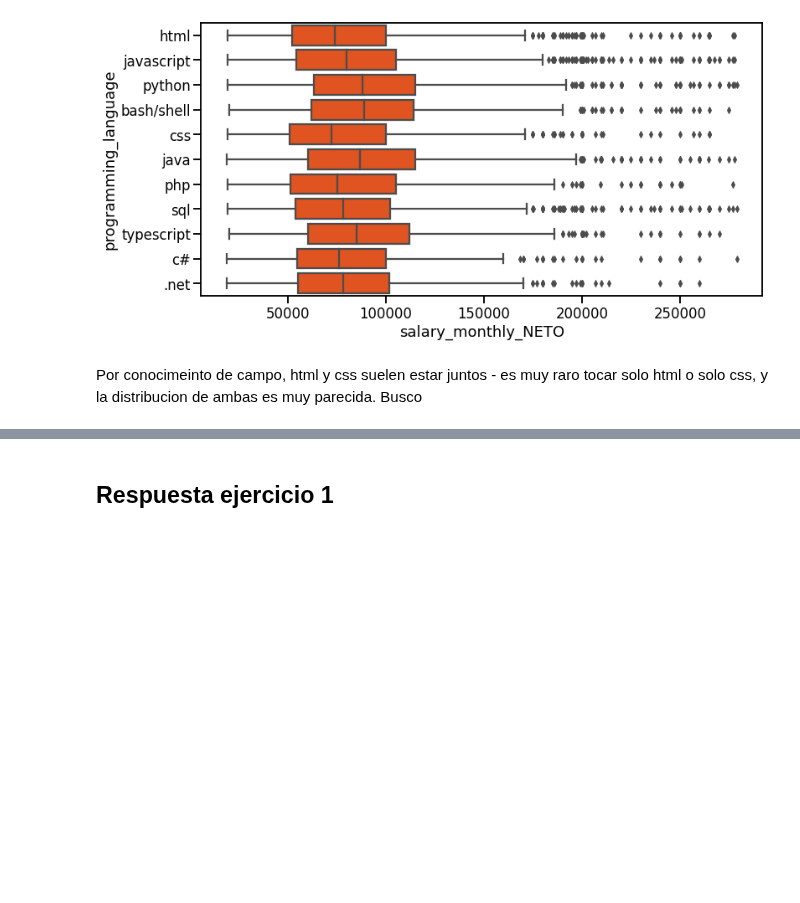
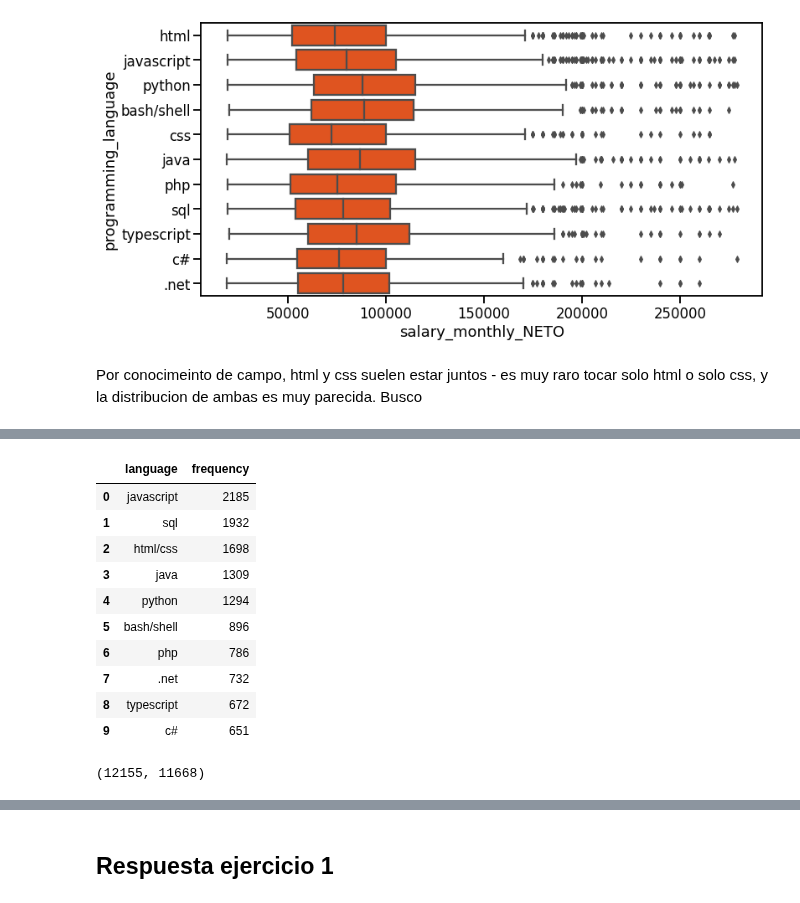
Before and after one commit to Natali-PP/diplodatos2021, a Jupyter notebook: AnalisiYVisualizacion/Entregable_Parte_1.ipynb, the cells around one changed output, grey strips where cells are left out. Saved outputs shown, nothing was run; the diff lists cells and outputs as text; code cells hidden in the pictures; blank space fills up the shorter version.

```diff
--- a/AnalisiYVisualizacion/Entregable_Parte_1.ipynb
+++ b/AnalisiYVisualizacion/Entregable_Parte_1.ipynb
@@ -259,0 +252,27 @@ Name: tools_programming_languages, dtype: object
+# %%
+language_count = df_lang.programming_language.value_counts()\
+    .reset_index()\
+    .rename(columns={'index': 'language', 'programming_language': 'frequency'})
+language_count[:10]
+# %% [output]
+|  | language | frequency |
+| 0 | javascript | 2185 |
+| 1 | sql | 1932 |
+| 2 | html/css | 1698 |
+| 3 | java | 1309 |
+| 4 | python | 1294 |
+| 5 | bash/shell | 896 |
+| 6 | php | 786 |
+| 7 | .net | 732 |
+| 8 | typescript | 672 |
+| 9 | c# | 651 |
+# %%
+interesting_languages = ["python", "javascript", "sql", "html/css","java", "bash/shell", "php", ".net", "typescript", "c#"]
+filtered_df_lang = df_lang[df_lang.programming_language.isin(interesting_languages)]
+filter_of_null_values= (filtered_df_lang.salary_monthly_NETO.isnull() == False)
+filter_quantile= (filtered_df_lang.salary_monthly_NETO > filtered_df_lang.salary_monthly_NETO.quantile(0.04))
+df_filtered = filtered_df_lang[ (filter_of_null_values) & (filter_quantile) ]
+
+len(filtered_df_lang), len(df_filtered)
+# %% [output]
+(12155, 11668)
```
Also changed, not shown: parts of 13 cells of this notebook.
